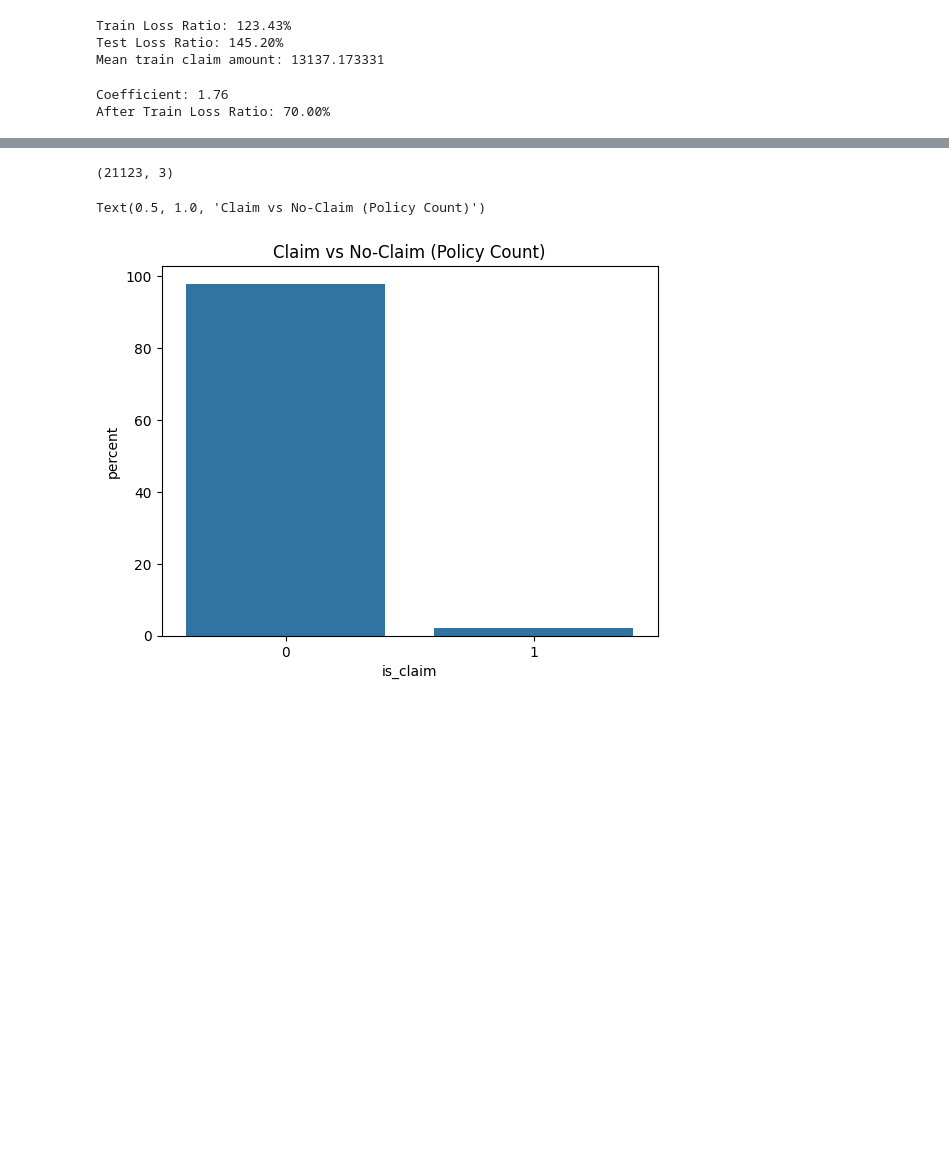
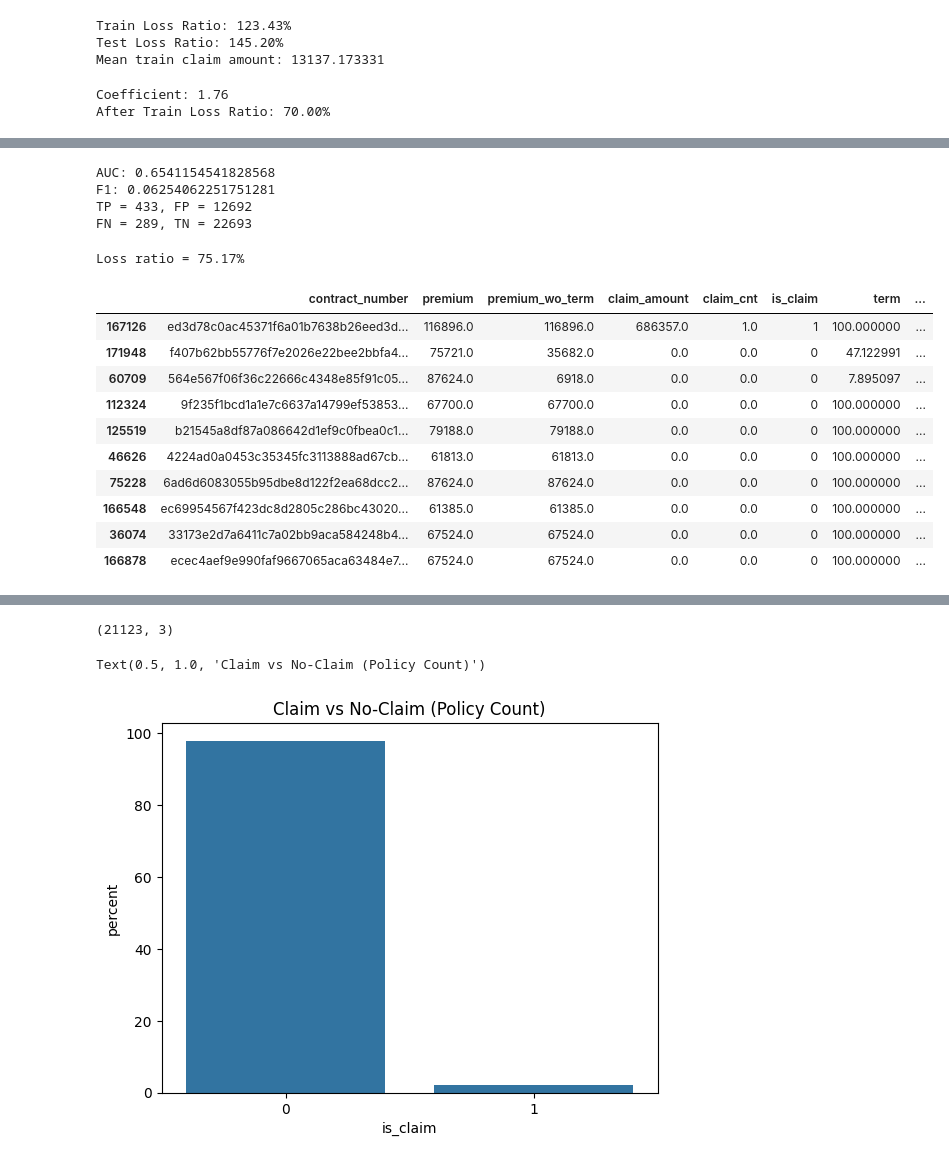
Before and after one commit to EFysl57/risk---, a Jupyter notebook: code.ipynb, the cells around one changed output, grey strips where cells are left out. Drawn from its saved outputs; the diff is of its cells as text; code cells hidden in the pictures; blank space fills up the shorter version.

```diff
--- a/code.ipynb
+++ b/code.ipynb
@@ -182,3 +223,47 @@ tp.sort_values('claim_amount', ascending=False).head(10)
+# %%
+from sklearn.metrics import roc_auc_score, f1_score, confusion_matrix
+
+proba = model.predict_proba(X_valid)[:,1]
+auc = roc_auc_score(y_valid, proba)
+
+pred = (proba > 0.5).astype(int)
+f1 = f1_score(y_valid, pred)
+
+print("AUC:", auc)
+print("F1:", f1)
+tn, fp, fn, tp = confusion_matrix(y_valid, pred).ravel().tolist()
+print(f"TP = {tp}, FP = {fp}\nFN = {fn}, TN = {tn}")
+# %% [output]
+AUC: 0.6541154541828568
+F1: 0.06254062251751281
+TP = 433, FP = 12692
+FN = 289, TN = 22693
+# %%
+full_proba = model.predict_proba(X)[:,1]
+train_dfs['policy']["expected_loss"] = full_proba * mean_train_claim * 2
+train_dfs['policy']["new_premium"] = train_dfs['policy']["expected_loss"] / 0.7
+train_dfs['policy']["new_premium"] = train_dfs['policy']["new_premium"].clip(
+    lower=train_dfs['policy']["premium"] * 0,
+    upper=train_dfs['policy']["premium"] * 3
+)
+
+loss_r = (train_dfs['policy']["claim_amount"].sum() / train_dfs['policy']["new_premium"].sum() * 100)
+print(f"Loss ratio = {loss_r:.2f}%")
+
+train_dfs['policy'].sort_values('expected_loss', ascending=False).head(10)
+# %% [output]
+Loss ratio = 75.17%
+|  | contract_number | premium | premium_wo_term | claim_amount | claim_cnt | is_claim | term | ... |
+| 167126 | ed3d78c0ac45371f6a01b7638b26eed3d... | 116896.0 | 116896.0 | 686357.0 | 1.0 | 1 | 100.000000 | ... |
+| 171948 | f407b62bb55776f7e2026e22bee2bbfa4... | 75721.0 | 35682.0 | 0.0 | 0.0 | 0 | 47.122991 | ... |
+| 60709 | 564e567f06f36c22666c4348e85f91c05... | 87624.0 | 6918.0 | 0.0 | 0.0 | 0 | 7.895097 | ... |
+| 112324 | 9f235f1bcd1a1e7c6637a14799ef53853... | 67700.0 | 67700.0 | 0.0 | 0.0 | 0 | 100.000000 | ... |
+| 125519 | b21545a8df87a086642d1ef9c0fbea0c1... | 79188.0 | 79188.0 | 0.0 | 0.0 | 0 | 100.000000 | ... |
+| 46626 | 4224ad0a0453c35345fc3113888ad67cb... | 61813.0 | 61813.0 | 0.0 | 0.0 | 0 | 100.000000 | ... |
+| 75228 | 6ad6d6083055b95dbe8d122f2ea68dcc2... | 87624.0 | 87624.0 | 0.0 | 0.0 | 0 | 100.000000 | ... |
+| 166548 | ec69954567f423dc8d2805c286bc43020... | 61385.0 | 61385.0 | 0.0 | 0.0 | 0 | 100.000000 | ... |
+| 36074 | 33173e2d7a6411c7a02bb9aca584248b4... | 67524.0 | 67524.0 | 0.0 | 0.0 | 0 | 100.000000 | ... |
+| 166878 | ecec4aef9e990faf9667065aca63484e7... | 67524.0 | 67524.0 | 0.0 | 0.0 | 0 | 100.000000 | ... |
 # %%
 df = train_dfs['main']
 policy_car = df[["contract_number", "car_number", "mark", "claim_cnt"]].drop_duplicates()
```
Also changed, not shown: parts of 5 cells of this notebook.
